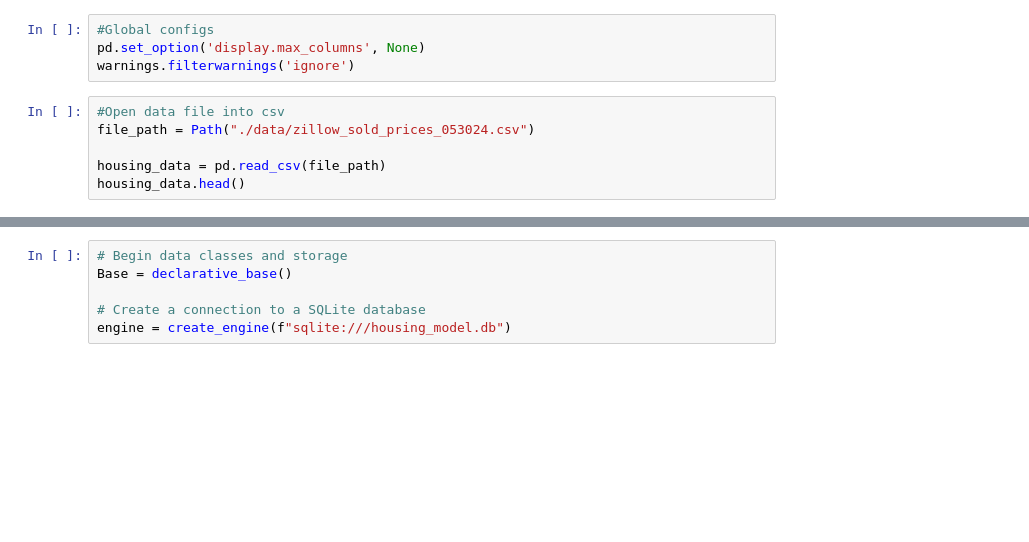
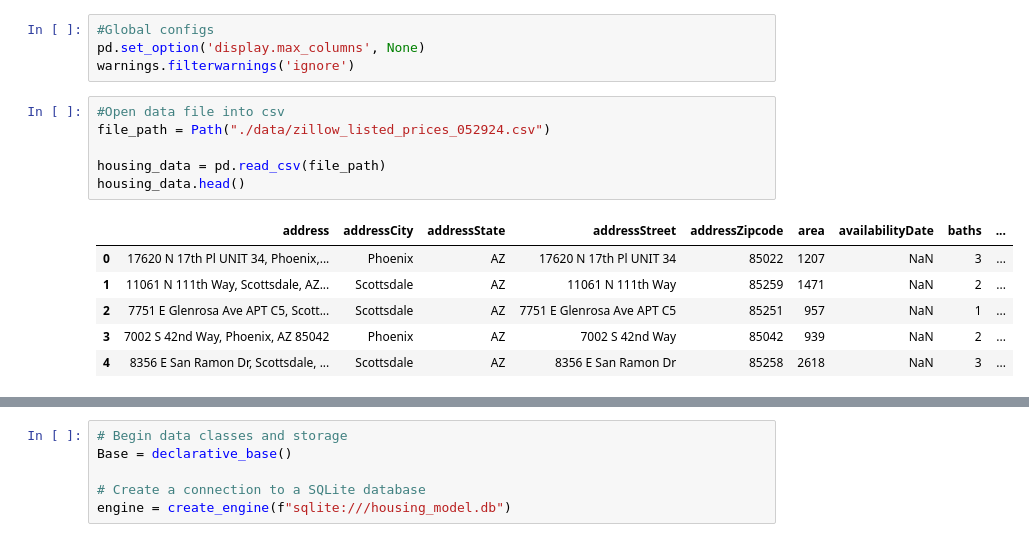
Before and after one commit to ChristianBlomgren/Project_4, a Jupyter notebook: Housing_Data_Clean.ipynb, the cells around one changed output, grey strips where cells are left out. Saved outputs shown, nothing was run; the diff lists cells and outputs as text; blank space fills up the shorter version.

```diff
--- a/Housing_Data_Clean.ipynb
+++ b/Housing_Data_Clean.ipynb
@@ -14,9 +14,16 @@ pd.set_option('display.max_columns', None)
 warnings.filterwarnings('ignore')
 # %%
 #Open data file into csv
-file_path = Path("./data/zillow_sold_prices_053024.csv")
+file_path = Path("./data/zillow_listed_prices_052924.csv")
 
 housing_data = pd.read_csv(file_path)
 housing_data.head()
+# %% [output]
+|  | address | addressCity | addressState | addressStreet | addressZipcode | area | availabilityDate | baths | ... |
+| 0 | 17620 N 17th Pl UNIT 34, Phoenix,... | Phoenix | AZ | 17620 N 17th Pl UNIT 34 | 85022 | 1207 | NaN | 3 | ... |
+| 1 | 11061 N 111th Way, Scottsdale, AZ... | Scottsdale | AZ | 11061 N 111th Way | 85259 | 1471 | NaN | 2 | ... |
+| 2 | 7751 E Glenrosa Ave APT C5, Scott... | Scottsdale | AZ | 7751 E Glenrosa Ave APT C5 | 85251 | 957 | NaN | 1 | ... |
+| 3 | 7002 S 42nd Way, Phoenix, AZ 85042 | Phoenix | AZ | 7002 S 42nd Way | 85042 | 939 | NaN | 2 | ... |
+| 4 | 8356 E San Ramon Dr, Scottsdale, ... | Scottsdale | AZ | 8356 E San Ramon Dr | 85258 | 2618 | NaN | 3 | ... |
 # %%
 housing_data.columns
```
Also changed, not shown: parts of 13 cells of this notebook, 2 other files.
